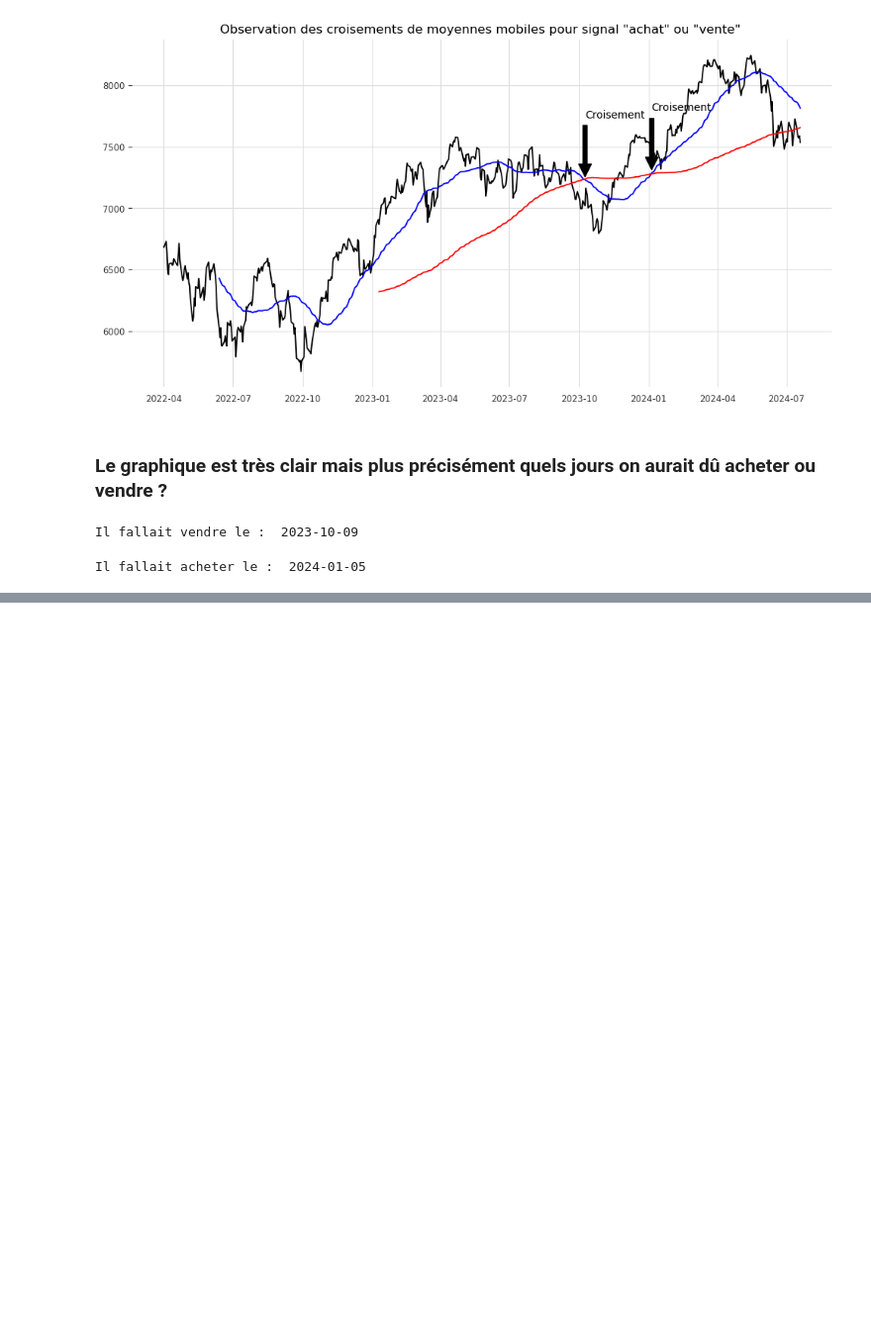
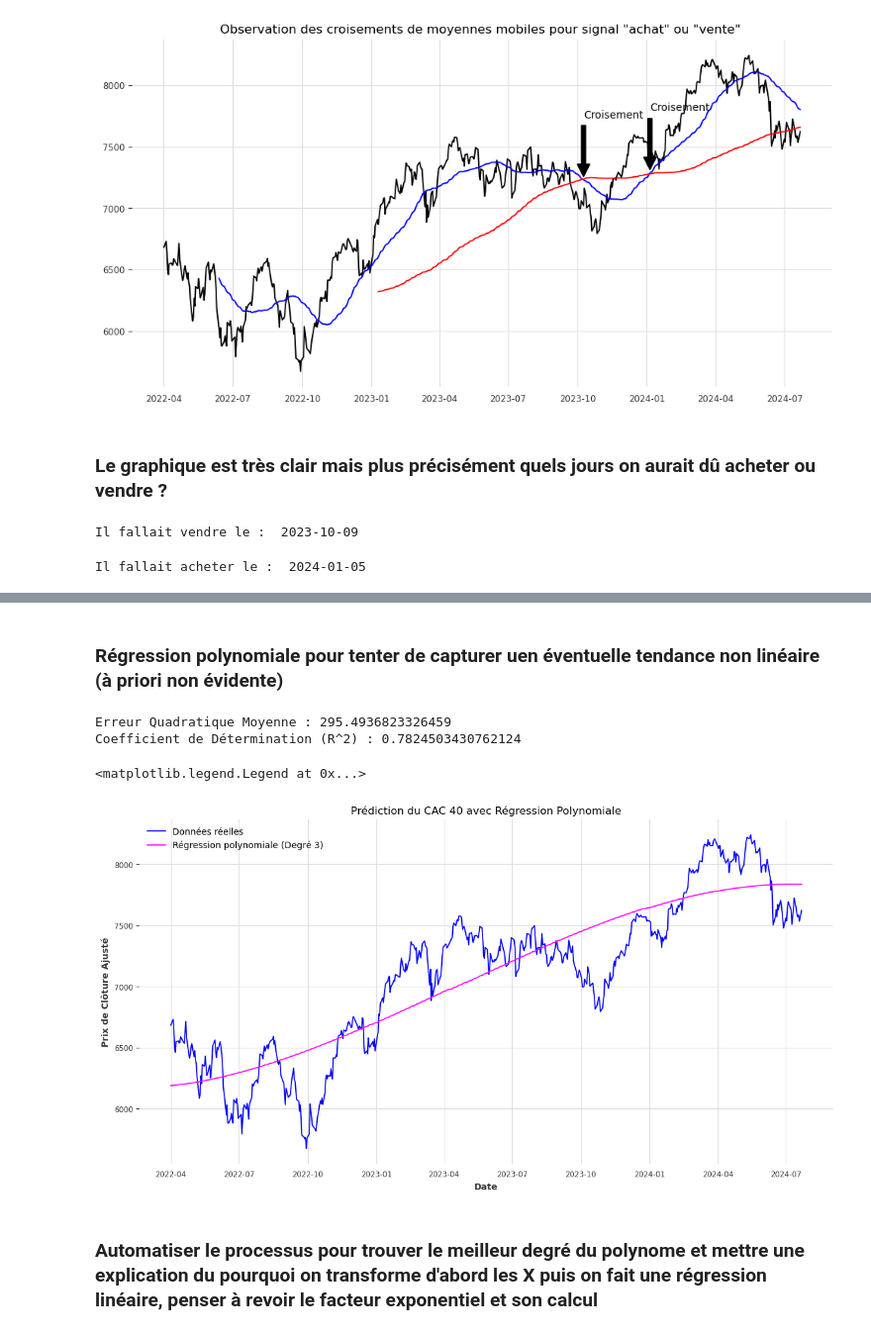
Before and after one commit to viennetcesar/trading_code, a Jupyter notebook: anticipations_CAC40.ipynb, the cells around one changed output, grey strips where cells are left out. Shown at 99% size. Saved outputs shown, nothing was run; the diff lists cells and outputs as text; code cells hidden in the pictures; blank space fills up the shorter version.

```diff
--- a/anticipations_CAC40.ipynb
+++ b/anticipations_CAC40.ipynb
@@ -497,0 +569,39 @@ Il fallait acheter le :  2024-01-05
+# %% [markdown]
+### Régression polynomiale pour tenter de capturer uen éventuelle tendance non linéaire (à priori non évidente)
+# %%
+from sklearn.metrics import mean_squared_error, r2_score
+
+# On transforme l'index des jours en nombres entier pour pouvoir régresser les ordonnées sur les abcsisses
+
+X = np.arange(len(cac40['Adj Close'])).reshape(-1,1)
+y = cac40['Adj Close']
+
+degre_polynome = 3
+polynome_caracteristiques = PolynomialFeatures(degree=degre_polynome)
+X_polynome = polynome_caracteristiques.fit_transform(X)
+
+modele = LinearRegression()
+modele.fit(X_polynome, y)
+y_polynome_prediction = modele.predict(X_polynome)
+
+
+erreur_quadratique_moyenne = np.sqrt(mean_squared_error(y, y_polynome_prediction))
+r2 = r2_score(y, y_polynome_prediction)
+print(f"Erreur Quadratique Moyenne : {erreur_quadratique_moyenne}")
+print(f"Coefficient de Détermination (R^2) : {r2}")
+
+
+plt.figure(figsize=(14, 7))
+plt.plot(cac40.index, y, label='Données réelles', color='blue')
+plt.plot(cac40.index, y_polynome_prediction, color='magenta', label='Régression polynomiale (Degré 3)')
+plt.xlabel('Date')
+plt.ylabel('Prix de Clôture Ajusté')
+plt.title('Prédiction du CAC 40 avec Régression Polynomiale')
+plt.legend()
+# %% [output]
+Erreur Quadratique Moyenne : 295.4936823326459
+Coefficient de Détermination (R^2) : 0.7824503430762124
+<matplotlib.legend.Legend at 0x...>
+[figure, added]
+# %% [markdown]
+### Automatiser le processus pour trouver le meilleur degré du polynome et mettre une explication du pourquoi on transforme d'abord les X puis on fait une régression linéaire, penser à revoir le facteur exponentiel et son calcul
```
Also changed, not shown: parts of 4 cells of this notebook.
